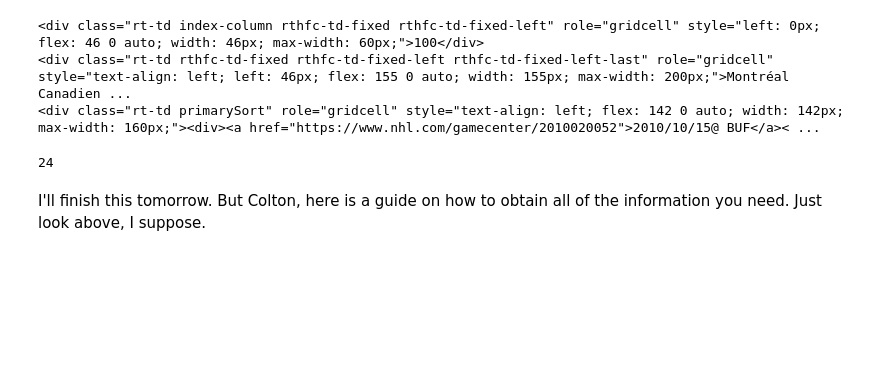
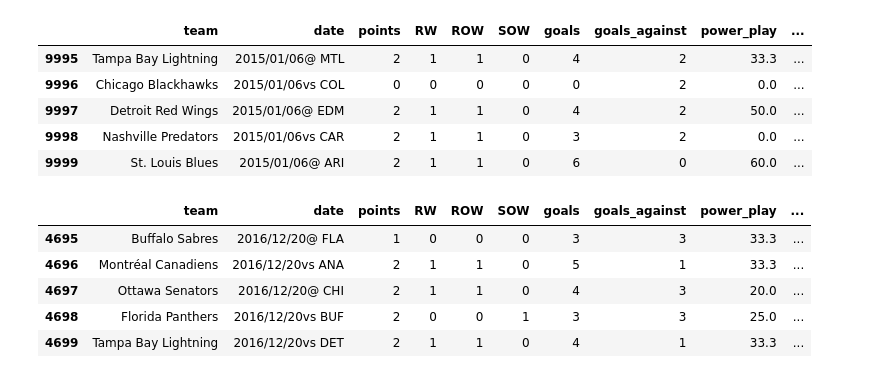
Before and after one commit to cbarger233/NHL-Scores-Predictions, a Jupyter notebook: scraping.ipynb, the cells around one changed output. Drawn from its saved outputs; the diff is of its cells as text; code cells hidden in the pictures; blank space fills up the shorter version.

```diff
--- a/scraping.ipynb
+++ b/scraping.ipynb
@@ -16,46 +12,3 @@ options = Options()
 options.add_argument('disable-infobars')
 options.add_argument('--incognito')
 options.add_argument("start-maximized")
-# %%
-driver = webdriver.Chrome(service=service, options=options)
-URL = 'https://www.nhl.com/stats/teams?aggregate=0&reportType=game&seasonFrom=20102011&seasonTo=20202021&dateFromSeason&gameType=2&filter=gamesPlayed,gte,1&sort=a_gameDate&page=0&pageSize=100'
-team = []
-date = []
-points = []
-RW = []
-ROW = []
-goals = []
-goals_against = []
-power_play = []
-penalty_kill = []
-net_ppp = []
-net_pkp = []
-shots = []
-shots_a = []
-FOWp = []
-
-driver.get(URL)
-time.sleep(5)
-html = driver.page_source
-soup = bs(html, features='html.parser')
-rows = soup.find_all('div', class_='rt-tr-group')
-
-for row in rows:
-    team.append(row.find('div', class_='rt-td rthfc-td-fixed rthfc-td-fixed-left rthfc-td-fixed-left-last').text.strip())
-    date.append(row.find('div', class_='rt-td primarySort').text.strip())
-    #the rest of the stats all have the exact same html tag and descriptors, we'll have to do something else here...
-    mess = row.find_all('div', class_='rt-td')
-
-print(mess[0])
-print(mess[1])
-print(mess[2])
-# %% [output]
-<div class="rt-td index-column rthfc-td-fixed rthfc-td-fixed-left" role="gridcell" style="left: 0px; flex: 46 0 auto; width: 46px; max-width: 60px;">100</div>
-<div class="rt-td rthfc-td-fixed rthfc-td-fixed-left rthfc-td-fixed-left-last" role="gridcell" style="text-align: left; left: 46px; flex: 155 0 auto; width: 155px; max-width: 200px;">Montréal Canadien ...
-<div class="rt-td primarySort" role="gridcell" style="text-align: left; flex: 142 0 auto; width: 142px; max-width: 160px;"><div><a href="https://www.nhl.com/gamecenter/2010020052">2010/10/15@ BUF</a>< ...
-# %%
-len(mess)
-# %% [output]
-24
-# %% [markdown]
-I'll finish this tomorrow. But Colton, here is a guide on how to obtain all of the information you need. Just look above, I suppose.
@@ -61,0 +64,9 @@ I'll finish this tomorrow. But Colton, here is a guide on how to obtain all of t
+# %%
+df.tail()
+# %% [output]
+|  | team | date | points | RW | ROW | SOW | goals | goals_against | power_play | ... |
+| 9995 | Tampa Bay Lightning | 2015/01/06@ MTL | 2 | 1 | 1 | 0 | 4 | 2 | 33.3 | ... |
+| 9996 | Chicago Blackhawks | 2015/01/06vs COL | 0 | 0 | 0 | 0 | 0 | 2 | 0.0 | ... |
+| 9997 | Detroit Red Wings | 2015/01/06@ EDM | 2 | 1 | 1 | 0 | 4 | 2 | 50.0 | ... |
+| 9998 | Nashville Predators | 2015/01/06vs CAR | 2 | 1 | 1 | 0 | 3 | 2 | 0.0 | ... |
+| 9999 | St. Louis Blues | 2015/01/06@ ARI | 2 | 1 | 1 | 0 | 6 | 0 | 60.0 | ... |
@@ -61,0 +126,9 @@ I'll finish this tomorrow. But Colton, here is a guide on how to obtain all of t
+# %%
+df2.tail()
+# %% [output]
+|  | team | date | points | RW | ROW | SOW | goals | goals_against | power_play | ... |
+| 4695 | Buffalo Sabres | 2016/12/20@ FLA | 1 | 0 | 0 | 0 | 3 | 3 | 33.3 | ... |
+| 4696 | Montréal Canadiens | 2016/12/20vs ANA | 2 | 1 | 1 | 0 | 5 | 1 | 33.3 | ... |
+| 4697 | Ottawa Senators | 2016/12/20@ CHI | 2 | 1 | 1 | 0 | 4 | 3 | 20.0 | ... |
+| 4698 | Florida Panthers | 2016/12/20vs BUF | 2 | 0 | 0 | 1 | 3 | 3 | 25.0 | ... |
+| 4699 | Tampa Bay Lightning | 2016/12/20vs DET | 2 | 1 | 1 | 0 | 4 | 1 | 33.3 | ... |
```
Also changed, not shown: parts of 12 cells of this notebook, 2 other files.
